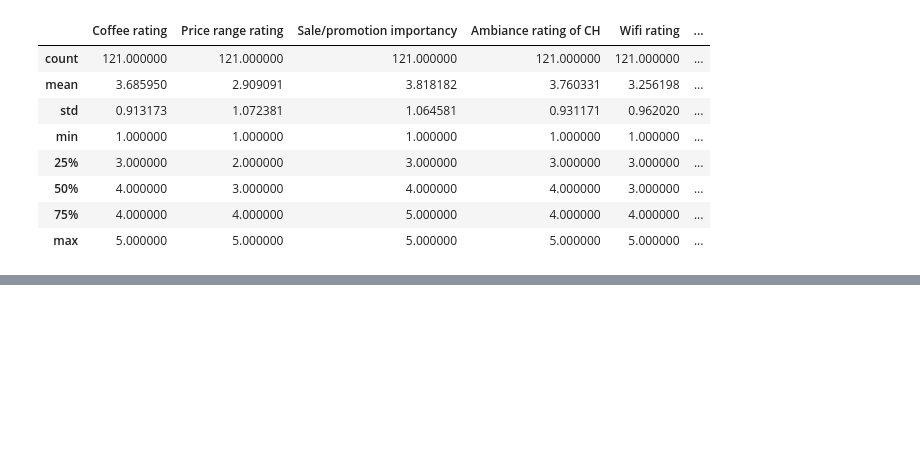
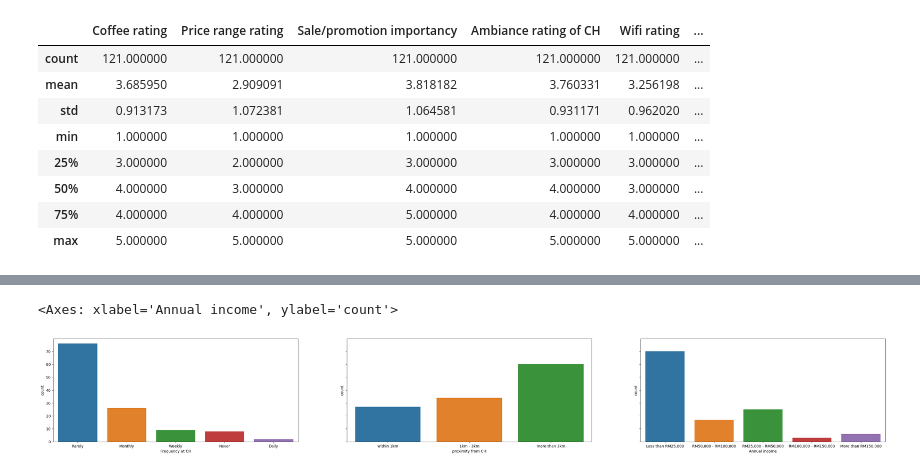
Before and after one commit to Joakimanochie/Data_analytics, a Jupyter notebook: Coffee house retention analysis.ipynb, the cells around one changed output, grey strips where cells are left out. Saved outputs shown, nothing was run; the diff lists cells and outputs as text; code cells hidden in the pictures; blank space fills up the shorter version.

```diff
--- a/Coffee house retention analysis.ipynb
+++ b/Coffee house retention analysis.ipynb
@@ -186,0 +174,8 @@ plt.show()
+# %%
+fig, axes = plt.subplots(1, 3, figsize=(40, 5), sharey=True)
+sns.countplot(ax=axes[0],x='Frequency at CH', data = coffee_house_data)
+sns.countplot(ax=axes[1],x='proximity from CH', data = coffee_house_data)
+sns.countplot(ax=axes[2],x='Annual income', data = coffee_house_data)
+# %% [output]
+<Axes: xlabel='Annual income', ylabel='count'>
+[figure, added]
```
Also changed, not shown: parts of 6 cells of this notebook.
